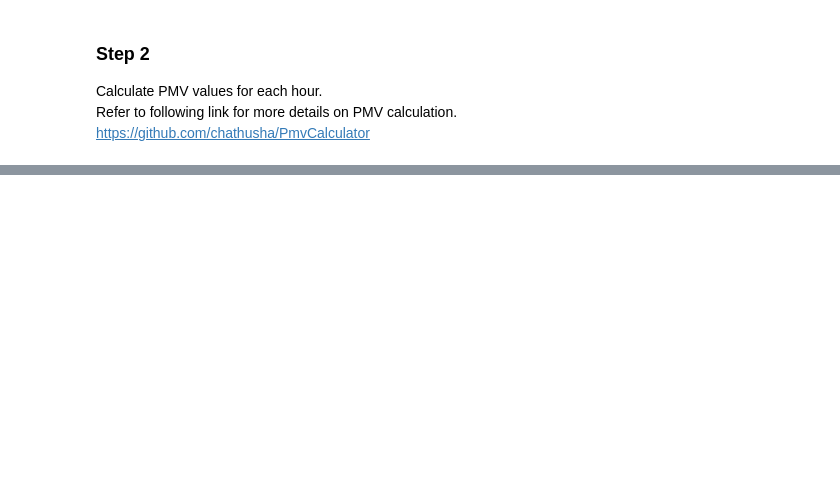
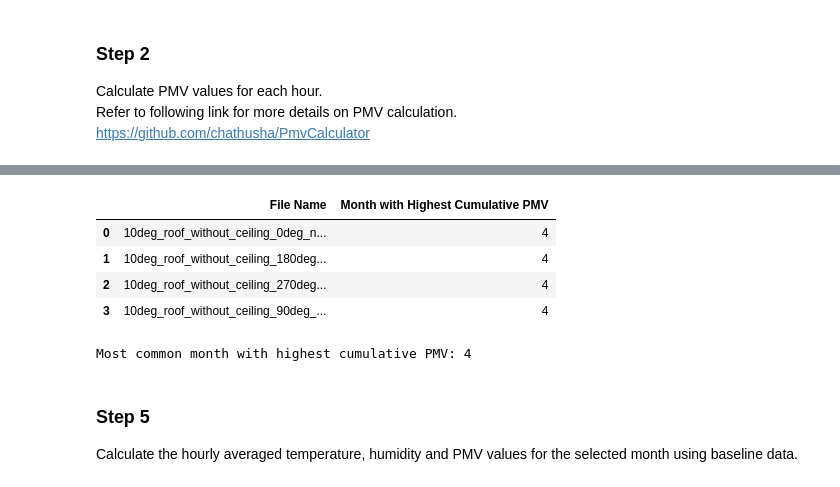
Before and after one commit to chathusha/dmx9213_data_analysis, a Jupyter notebook: src/data_analysis.ipynb, the cells around one changed output, grey strips where cells are left out. Saved outputs shown, nothing was run; the diff lists cells and outputs as text; code cells hidden in the pictures; blank space fills up the shorter version.

```diff
--- a/src/data_analysis.ipynb
+++ b/src/data_analysis.ipynb
@@ -228,0 +283,35 @@ if run_test:
+# %%
+months_with_highest_pmv = {}
+baseline_dfs = {}
+
+for baseline_csv_file in baseline_csv_files[:4 if run_test else len(baseline_csv_files)]:
+    preprocessed_baseline_df = preprocess_data(os.path.join(BASELINE_PATH, baseline_csv_file))
+    baseline_df = add_pmv_column(preprocessed_baseline_df)
+    max_month_with_cum_pmv = get_month_with_highest_cum_pmv(baseline_df)
+    months_with_highest_pmv[baseline_csv_file] = max_month_with_cum_pmv
+
+    # store baseline files
+    baseline_dfs[baseline_csv_file.strip(".csv")] = baseline_df
+
+months_with_highest_cum_pmv_df = pd.DataFrame(
+    months_with_highest_pmv.items(),
+    columns=['File Name', 'Month with Highest Cumulative PMV']
+)
+
+display(months_with_highest_cum_pmv_df)
+# %% [output]
+|  | File Name | Month with Highest Cumulative PMV |
+| 0 | 10deg_roof_without_ceiling_0deg_n... | 4 |
+| 1 | 10deg_roof_without_ceiling_180deg... | 4 |
+| 2 | 10deg_roof_without_ceiling_270deg... | 4 |
+| 3 | 10deg_roof_without_ceiling_90deg_... | 4 |
+# %%
+# get the most common month from above data
+month_with_highest_cum_pmv = months_with_highest_cum_pmv_df['Month with Highest Cumulative PMV'].mode()[0]
+print(f"Most common month with highest cumulative PMV: {month_with_highest_cum_pmv}")
+# %% [output]
+Most common month with highest cumulative PMV: 4
+# %% [markdown]
+### Step 5
+
+Calculate the hourly averaged temperature, humidity and PMV values for the selected month using baseline data.
```
Also changed, not shown: parts of 14 cells of this notebook.
